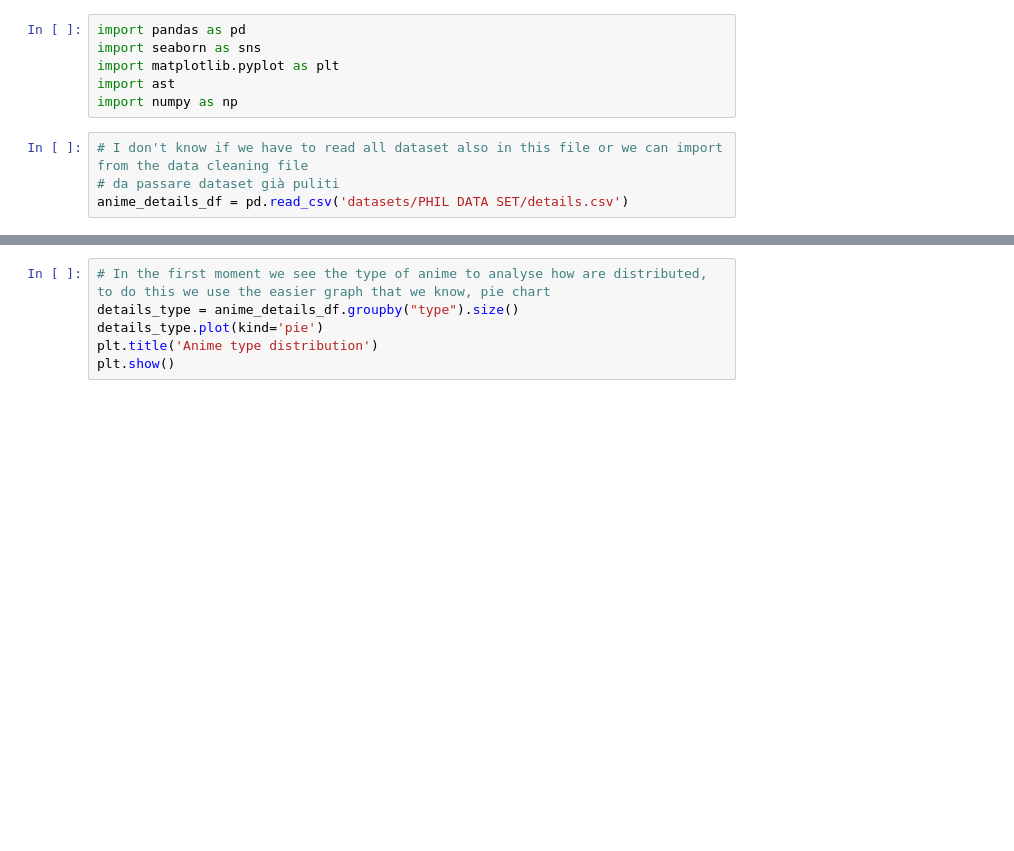
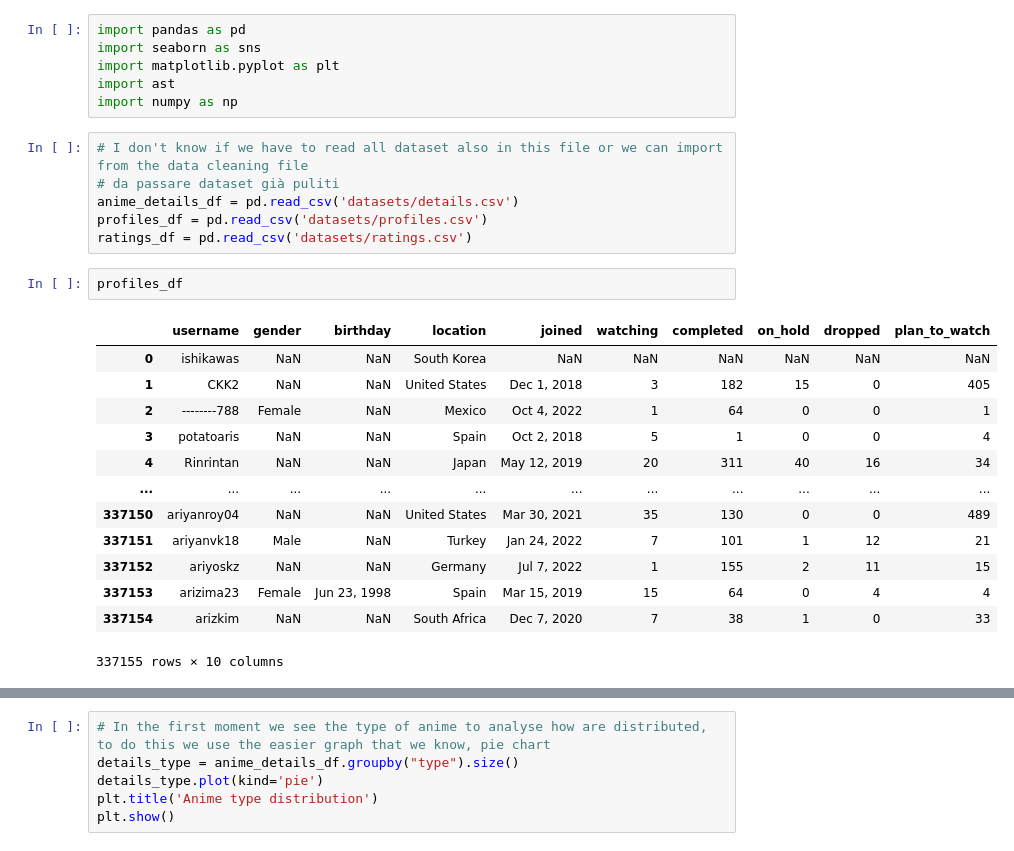
Before and after one commit to denis-budau/HCI-TWEB_2025-26, a Jupyter notebook: solution/data_visualitation.ipynb, the cells around one changed output, grey strips where cells are left out. Cells and saved outputs as stored; diff of their text form; blank space fills up the shorter version.

```diff
--- a/solution/data_visualitation.ipynb
+++ b/solution/data_visualitation.ipynb
@@ -11,4 +11,22 @@ import numpy as np
 # %%
 # I don't know if we have to read all dataset also in this file or we can import from the data cleaning file
 # da passare dataset già puliti
-anime_details_df = pd.read_csv('datasets/PHIL DATA SET/details.csv')
+anime_details_df = pd.read_csv('datasets/details.csv')
+profiles_df = pd.read_csv('datasets/profiles.csv')
+ratings_df = pd.read_csv('datasets/ratings.csv')
+# %%
+profiles_df
+# %% [output]
+|  | username | gender | birthday | location | joined | watching | completed | on_hold | dropped | plan_to_watch |
+| 0 | ishikawas | NaN | NaN | South Korea | NaN | NaN | NaN | NaN | NaN | NaN |
+| 1 | CKK2 | NaN | NaN | United States | Dec 1, 2018 | 3 | 182 | 15 | 0 | 405 |
+| 2 | --------788 | Female | NaN | Mexico | Oct 4, 2022 | 1 | 64 | 0 | 0 | 1 |
+| 3 | potatoaris | NaN | NaN | Spain | Oct 2, 2018 | 5 | 1 | 0 | 0 | 4 |
+| 4 | Rinrintan | NaN | NaN | Japan | May 12, 2019 | 20 | 311 | 40 | 16 | 34 |
+| ... | ... | ... | ... | ... | ... | ... | ... | ... | ... | ... |
+| 337150 | ariyanroy04 | NaN | NaN | United States | Mar 30, 2021 | 35 | 130 | 0 | 0 | 489 |
+| 337151 | ariyanvk18 | Male | NaN | Turkey | Jan 24, 2022 | 7 | 101 | 1 | 12 | 21 |
+| 337152 | ariyoskz | NaN | NaN | Germany | Jul 7, 2022 | 1 | 155 | 2 | 11 | 15 |
+| 337153 | arizima23 | Female | Jun 23, 1998 | Spain | Mar 15, 2019 | 15 | 64 | 0 | 4 | 4 |
+| 337154 | arizkim | NaN | NaN | South Africa | Dec 7, 2020 | 7 | 38 | 1 | 0 | 33 |
+337155 rows × 10 columns
```
Also changed, not shown: parts of 17 cells of this notebook, 1 other file.
